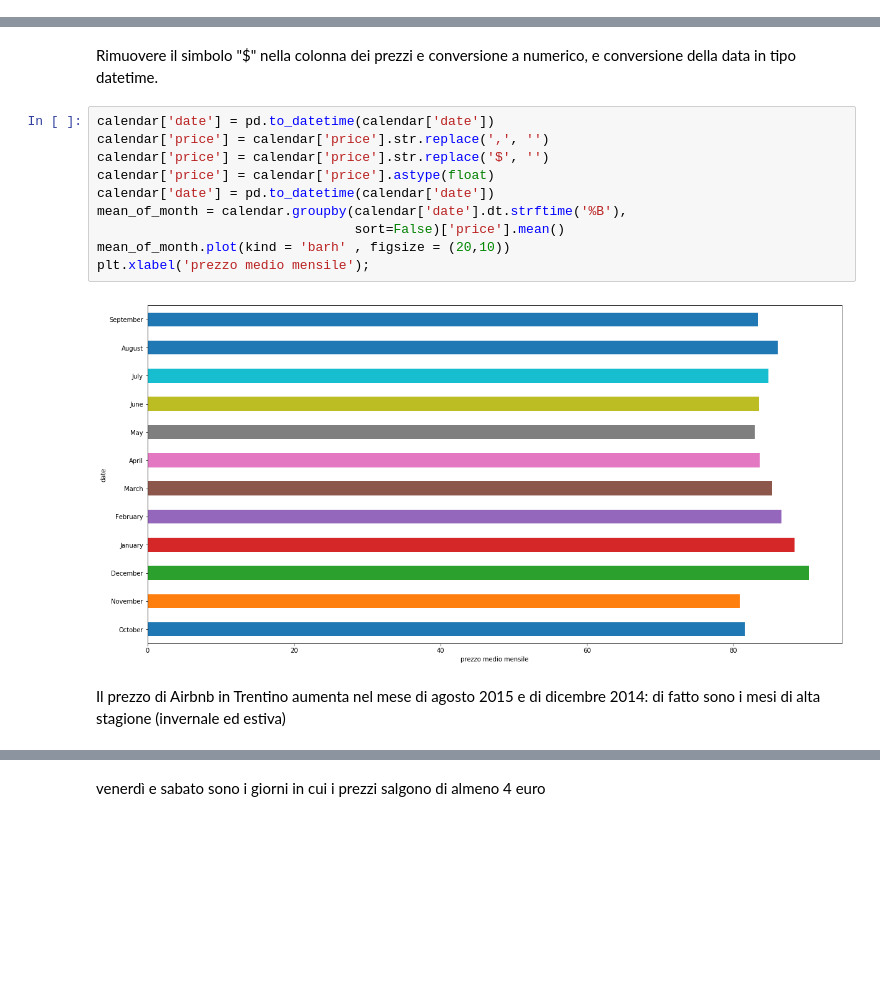
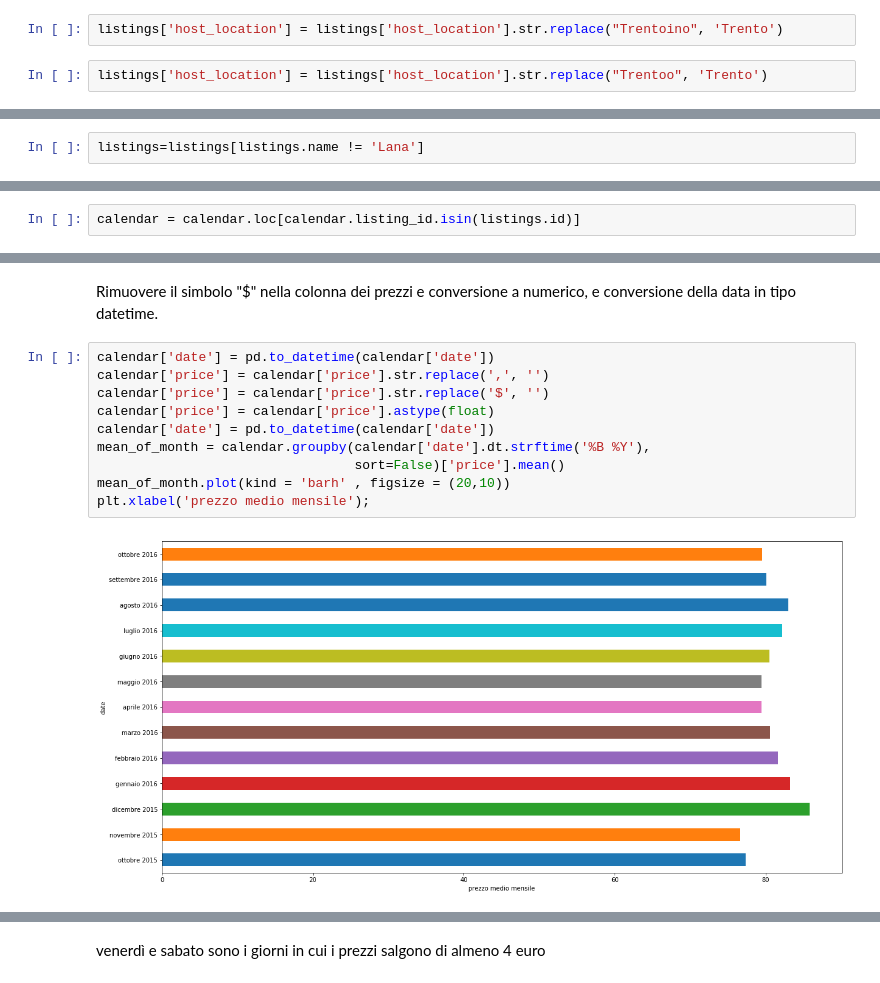
Before and after one commit to napo/airbnb_trentino2015, a Jupyter notebook: alloggi airbnb in trentino - anno 2015.ipynb, the cells around one changed output, grey strips where cells are left out. Cells and saved outputs as stored; diff of their text form; blank space fills up the shorter version.

```diff
--- a/alloggi airbnb in trentino - anno 2015.ipynb
+++ b/alloggi airbnb in trentino - anno 2015.ipynb
@@ -25,0 +65,4 @@ listings = pd.read_csv('http://data.insideairbnb.com/italy/trentino-alto-adige-s
+# %%
+listings['host_location'] = listings['host_location'].str.replace("Trentoino", 'Trento')
+# %%
+listings['host_location'] = listings['host_location'].str.replace("Trentoo", 'Trento')
@@ -25,0 +73,2 @@ listings = pd.read_csv('http://data.insideairbnb.com/italy/trentino-alto-adige-s
+# %%
+listings=listings[listings.name != 'Lana']
@@ -61,3 +137,5 @@ calendar.head()
+# %%
+calendar = calendar.loc[calendar.listing_id.isin(listings.id)]
 # %%
 calendar.price.unique()
 # %% [output]
@@ -132,14 +206,12 @@ Rimuovere il simbolo "$" nella colonna dei prezzi e conversione a numerico, e co
 # %%
 calendar['date'] = pd.to_datetime(calendar['date'])
 calendar['price'] = calendar['price'].str.replace(',', '')
 calendar['price'] = calendar['price'].str.replace('$', '')
 calendar['price'] = calendar['price'].astype(float)
 calendar['date'] = pd.to_datetime(calendar['date'])
-mean_of_month = calendar.groupby(calendar['date'].dt.strftime('%B'),
+mean_of_month = calendar.groupby(calendar['date'].dt.strftime('%B %Y'),
                                  sort=False)['price'].mean()
 mean_of_month.plot(kind = 'barh' , figsize = (20,10))
 plt.xlabel('prezzo medio mensile');
 # %% [output]
-[figure, old version]
+[figure, new version]
-# %% [markdown]
-Il prezzo di Airbnb in Trentino aumenta nel mese di agosto 2015 e di dicembre 2014: di fatto sono i mesi di alta stagione (invernale ed estiva)
```
Also changed, not shown: parts of 70 cells of this notebook.
